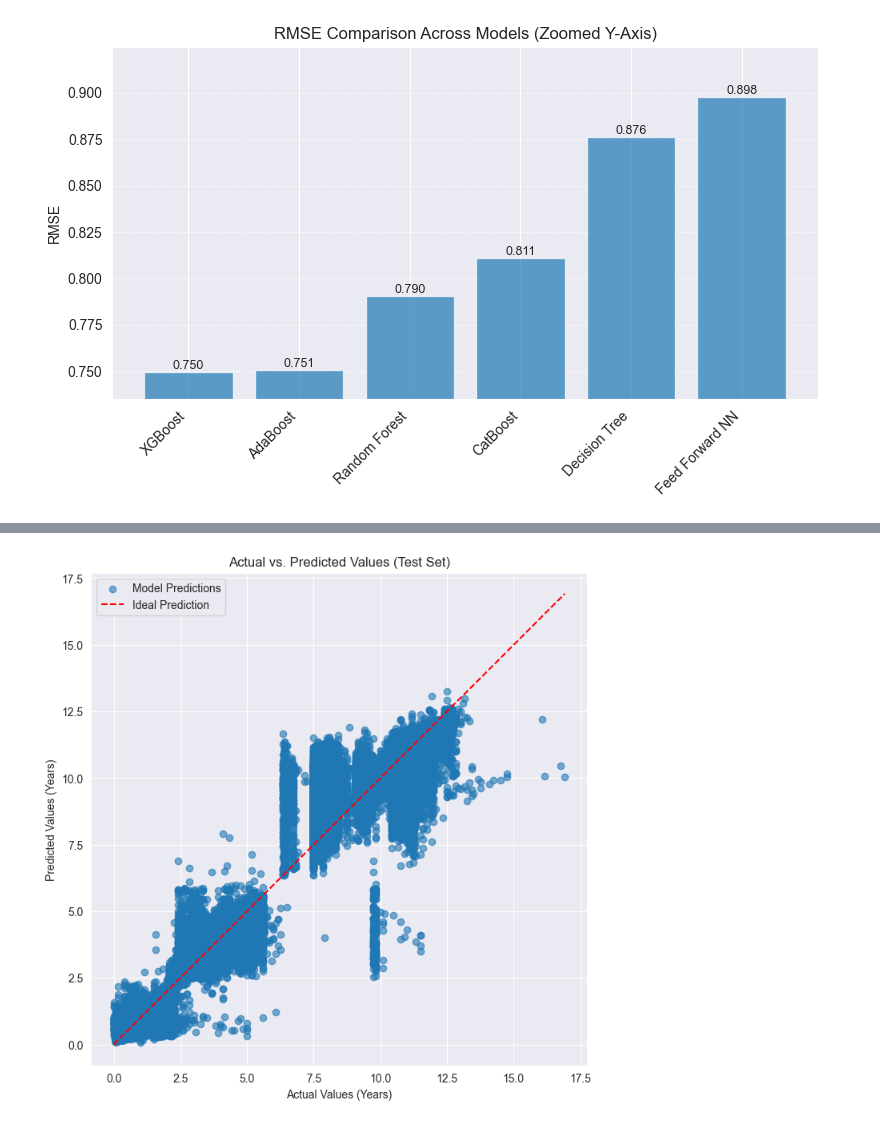
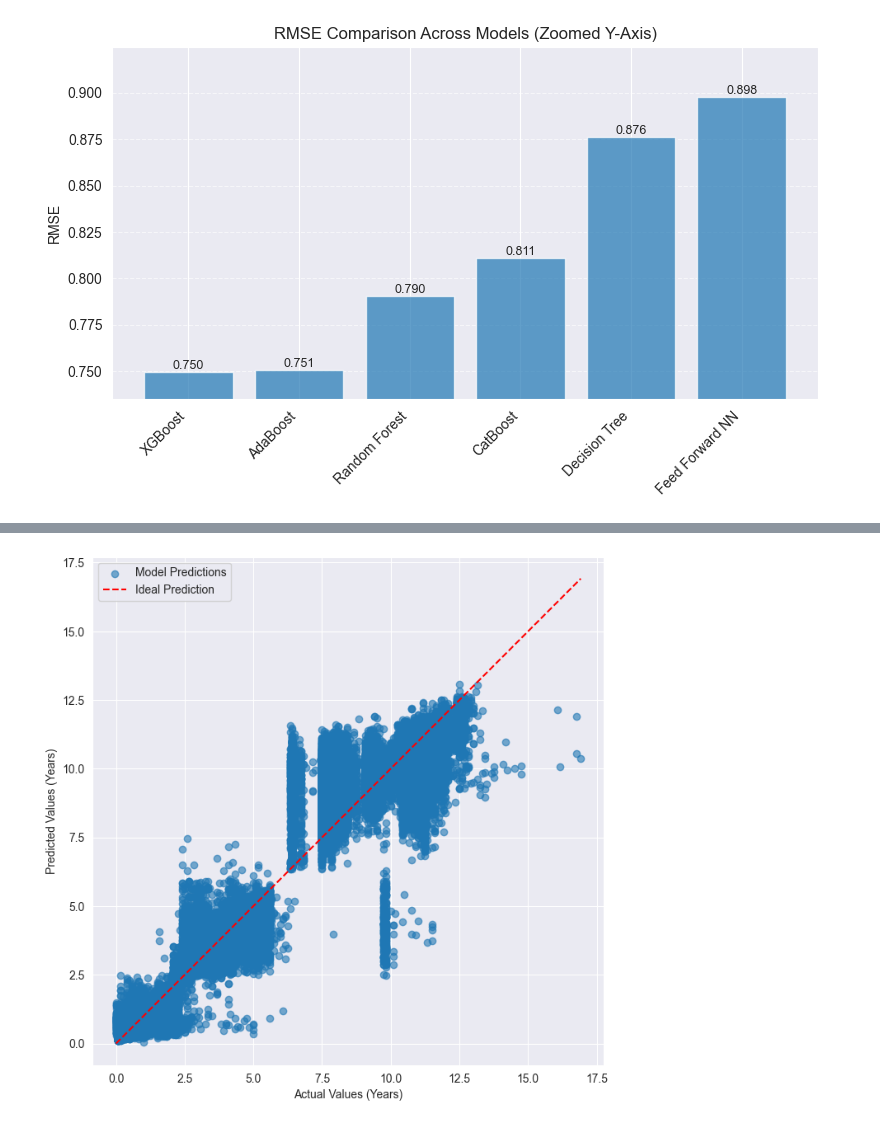
Before and after one commit to GavinLynch04/GreenCardResearch, a Jupyter notebook: Models/visualizations.ipynb, the cells around one changed output, grey strips where cells are left out. Cells and saved outputs as stored; diff of their text form; code cells hidden in the pictures.

```diff
--- a/Models/visualizations.ipynb
+++ b/Models/visualizations.ipynb
@@ -7,7 +7,7 @@ from sklearn.ensemble import RandomForestRegressor
 X, y = preprocess()
 
 
-x_train, x_test, y_train, y_test = train_test_split(X, y, test_size=0.2, random_state=42)
+x_train, x_test, y_train, y_test = train_test_split(X, y, test_size=0.25, random_state=42)
 
 
 base_model = RandomForestRegressor(max_depth=105, min_samples_leaf=2, min_samples_split=2,
@@ -443,38 +462,32 @@ Achieved Coverages:
   Train Size 447264: 0.803
   Train Size 479824: 0.803
 # %%
-plt.figure(figsize=(8, 8)) # Square figure is often good for this type of plot
+import numpy as np
+plt.figure(figsize=(8, 8))
 
 y_pred = base_model.predict(x_test)
 
-# Create the scatter plot
 plt.scatter(y_test, y_pred, alpha=0.6, label="Model Predictions")
 
-# Determine the limits for the ideal line
 min_val = min(np.min(y_test), np.min(y_pred))
 max_val = max(np.max(y_test), np.max(y_pred))
 
-# Add the ideal prediction line (y=x)
-# 'r--' means red color, dashed line style
 plt.plot([min_val, max_val], [min_val, max_val], 'r--', label="Ideal Prediction")
-
-# Add labels and title
 plt.xlabel("Actual Values (Years)")
 plt.ylabel("Predicted Values (Years)")
-plt.title("Actual vs. Predicted Values (Test Set)")
-plt.legend() # Show the legend
-plt.grid(True) # Add a grid for easier reading
+plt.legend()
+plt.grid(True)
 
-# Optional: Force the plot axes to have the same scale for better visual comparison
 plt.axis('equal')
-plt.xlim([min_val - (max_val-min_val)*0.05, max_val + (max_val-min_val)*0.05]) # Add slight padding
+plt.xlim([min_val - (max_val-min_val)*0.05, max_val + (max_val-min_val)*0.05])
 plt.ylim([min_val - (max_val-min_val)*0.05, max_val + (max_val-min_val)*0.05])
-
-
-# Display the plot
+plt.savefig(
+    'trueVsPredicted.pdf',
+    format='pdf',
+)
 plt.show()
 # %% [output]
-[figure, old version]
+[figure, new version]
 # %%
 y_pred = base_model.predict(x_test)
 
```
Also changed, not shown: parts of 3 cells of this notebook, 5 other files.
